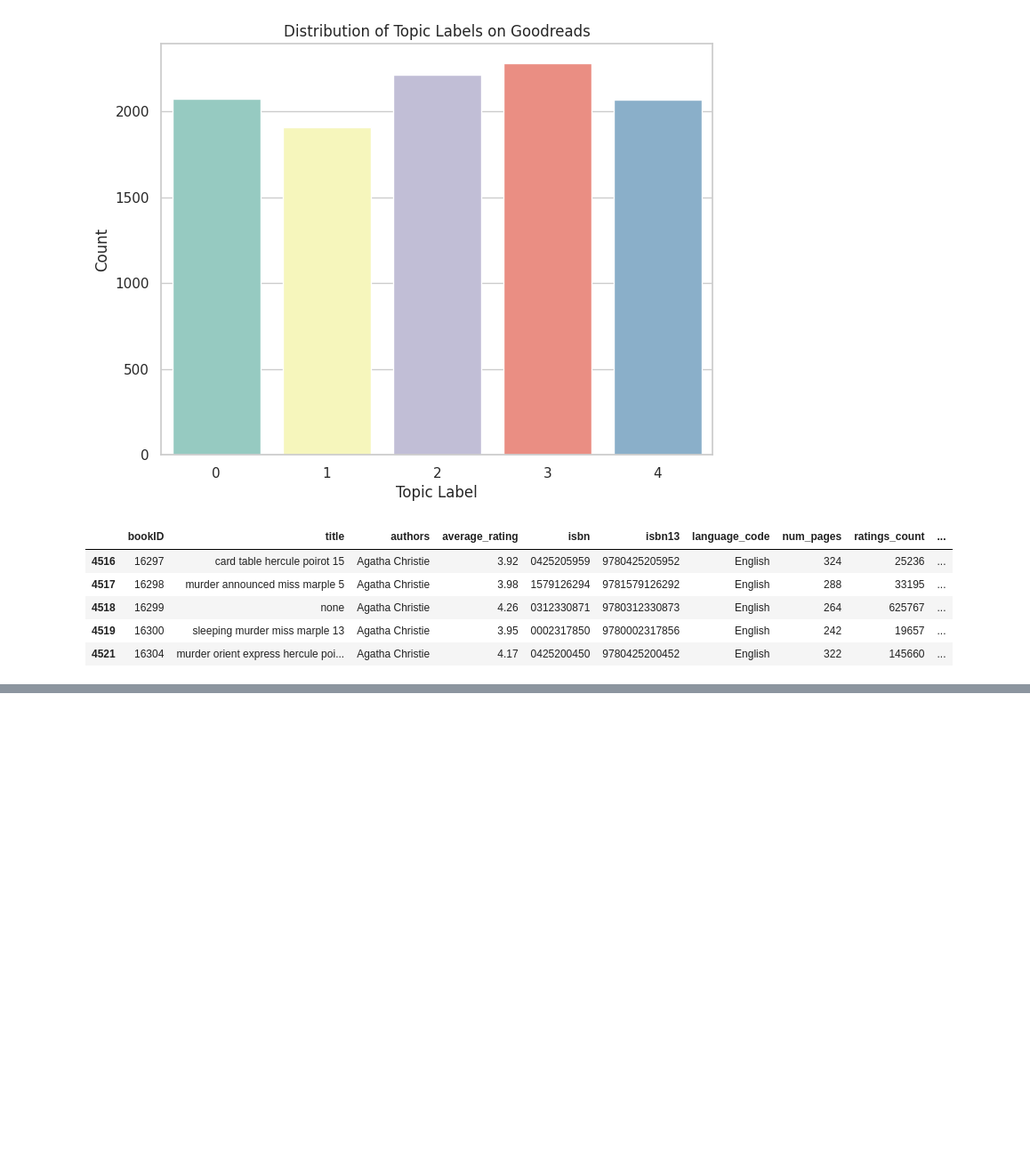
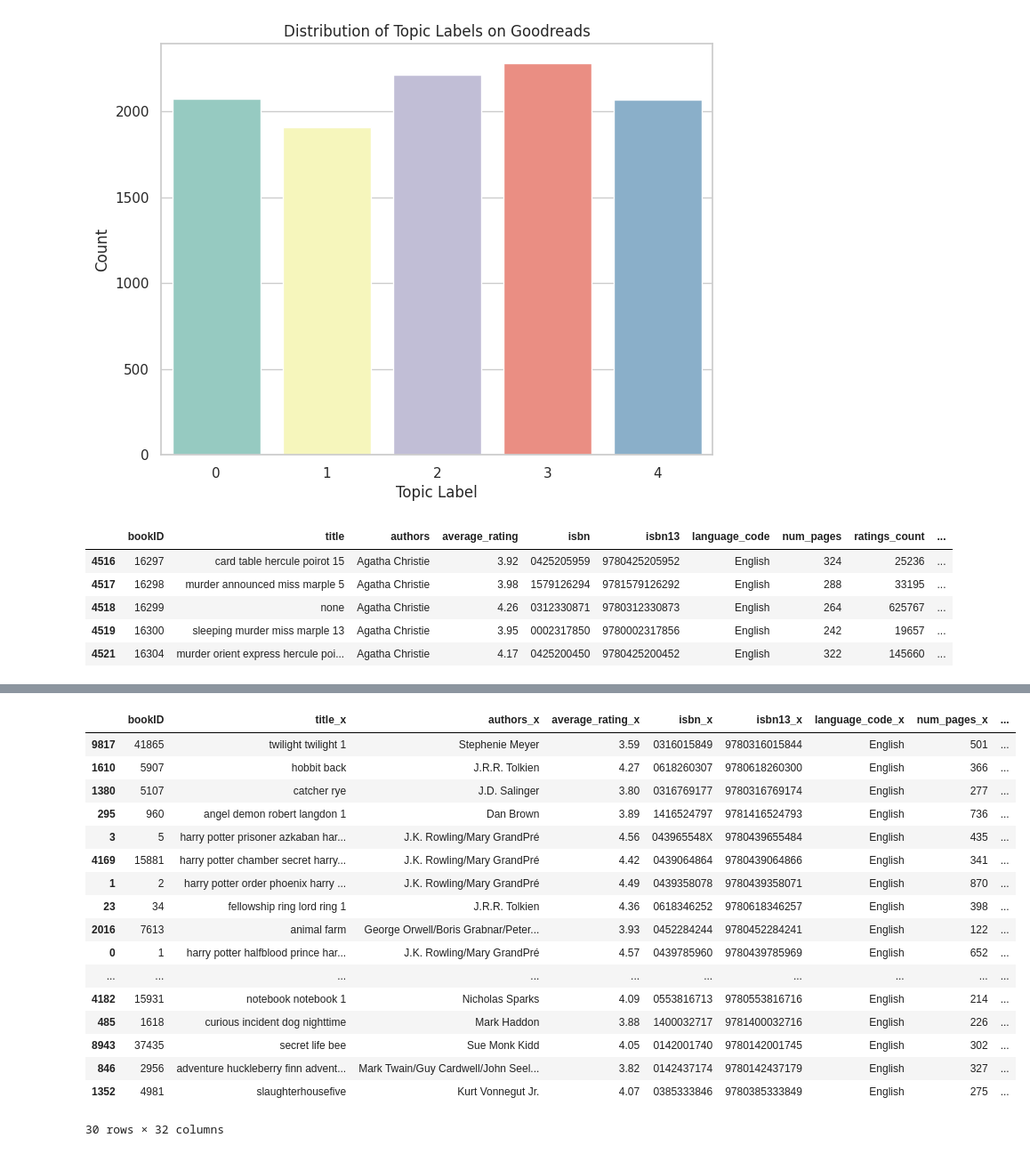
Before and after one commit to aksanaboo/books, a Jupyter notebook: Goodreads_bookEDA.ipynb, the cells around one changed output, grey strips where cells are left out. Shown at 89% size. Cells and saved outputs as stored; diff of their text form; code cells hidden in the pictures; blank space fills up the shorter version.

```diff
--- a/Goodreads_bookEDA.ipynb
+++ b/Goodreads_bookEDA.ipynb
@@ -689,0 +734,21 @@ plt.show()
+# %%
+top_30_books
+# %% [output]
+|  | bookID | title_x | authors_x | average_rating_x | isbn_x | isbn13_x | language_code_x | num_pages_x | ... |
+| 9817 | 41865 | twilight twilight 1 | Stephenie Meyer | 3.59 | 0316015849 | 9780316015844 | English | 501 | ... |
+| 1610 | 5907 | hobbit back | J.R.R. Tolkien | 4.27 | 0618260307 | 9780618260300 | English | 366 | ... |
+| 1380 | 5107 | catcher rye | J.D. Salinger | 3.80 | 0316769177 | 9780316769174 | English | 277 | ... |
+| 295 | 960 | angel demon robert langdon 1 | Dan Brown | 3.89 | 1416524797 | 9781416524793 | English | 736 | ... |
+| 3 | 5 | harry potter prisoner azkaban har... | J.K. Rowling/Mary GrandPré | 4.56 | 043965548X | 9780439655484 | English | 435 | ... |
+| 4169 | 15881 | harry potter chamber secret harry... | J.K. Rowling/Mary GrandPré | 4.42 | 0439064864 | 9780439064866 | English | 341 | ... |
+| 1 | 2 | harry potter order phoenix harry ... | J.K. Rowling/Mary GrandPré | 4.49 | 0439358078 | 9780439358071 | English | 870 | ... |
+| 23 | 34 | fellowship ring lord ring 1 | J.R.R. Tolkien | 4.36 | 0618346252 | 9780618346257 | English | 398 | ... |
+| 2016 | 7613 | animal farm | George Orwell/Boris Grabnar/Peter... | 3.93 | 0452284244 | 9780452284241 | English | 122 | ... |
+| 0 | 1 | harry potter halfblood prince har... | J.K. Rowling/Mary GrandPré | 4.57 | 0439785960 | 9780439785969 | English | 652 | ... |
+| ... | ... | ... | ... | ... | ... | ... | ... | ... | ... |
+| 4182 | 15931 | notebook notebook 1 | Nicholas Sparks | 4.09 | 0553816713 | 9780553816716 | English | 214 | ... |
+| 485 | 1618 | curious incident dog nighttime | Mark Haddon | 3.88 | 1400032717 | 9781400032716 | English | 226 | ... |
+| 8943 | 37435 | secret life bee | Sue Monk Kidd | 4.05 | 0142001740 | 9780142001745 | English | 302 | ... |
+| 846 | 2956 | adventure huckleberry finn advent... | Mark Twain/Guy Cardwell/John Seel... | 3.82 | 0142437174 | 9780142437179 | English | 327 | ... |
+| 1352 | 4981 | slaughterhousefive | Kurt Vonnegut Jr. | 4.07 | 0385333846 | 9780385333849 | English | 275 | ... |
+30 rows × 32 columns
```
Also changed, not shown: parts of 12 cells of this notebook.
